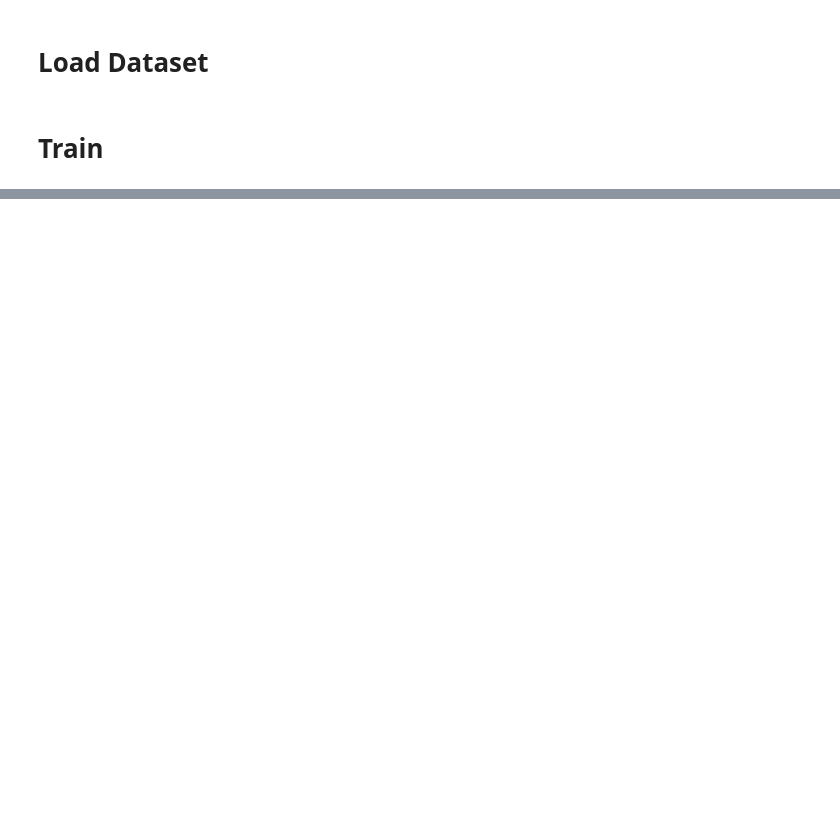
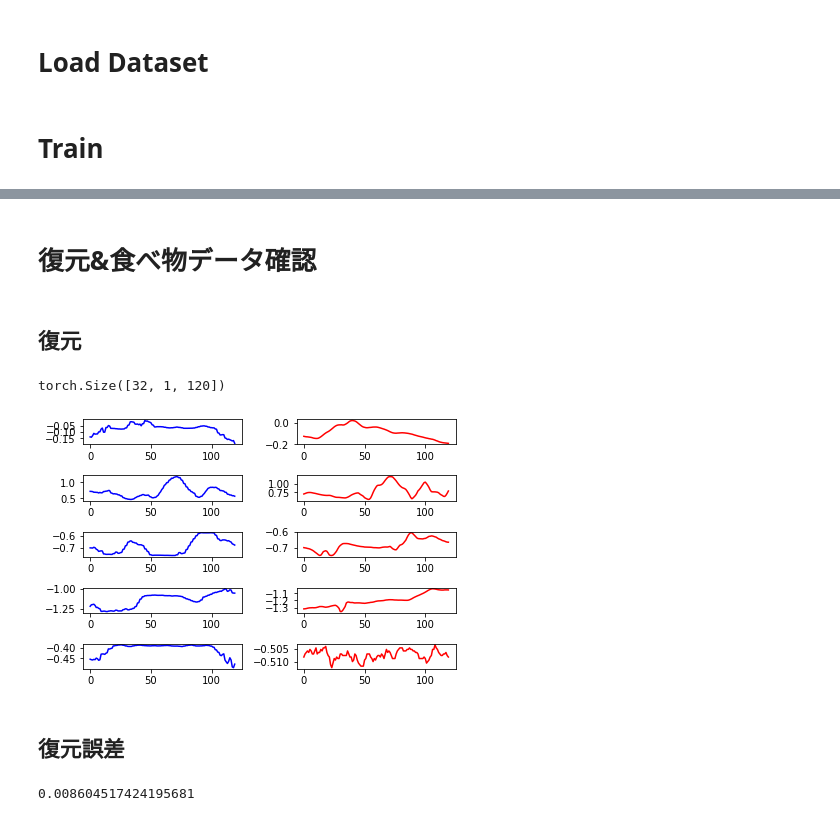
Before and after one commit to oriki101/vq-vae_1d, a Jupyter notebook: notebook/vq-vae_gsr.ipynb, the cells around one changed output, grey strips where cells are left out. Saved outputs shown, nothing was run; the diff lists cells and outputs as text; code cells hidden in the pictures; blank space fills up the shorter version.

```diff
--- a/notebook/vq-vae_gsr.ipynb
+++ b/notebook/vq-vae_gsr.ipynb
@@ -27,8 +30,8 @@ num_residual_hiddens = 32
 num_residual_layers = 2
 
 # embedding_dim = 1 #RJS最初
-embedding_dim = 4
-num_embeddings = 64
+embedding_dim = 8
+num_embeddings = 256
 
 commitment_cost = 0.25
 
@@ -66,7 +71,7 @@ good_id = 0
 
 optimizer = optim.Adam(model.parameters(), lr=learning_rate, amsgrad=False)
 
-f_name = "gsr_vq_vae-64-4dim"
+f_name = "gsr_vq_vae-{}-{}dim".format(num_embeddings, embedding_dim)
 dt_now = datetime.datetime.now()
 now = "{}-{}-{}".format(dt_now.year, dt_now.month, dt_now.day)
 name_dir = "pth/{}".format(now)
@@ -140,0 +146,73 @@ Wall time: 3h 9min 4s
+# %% [markdown]
+# 復元&食べ物データ確認
+# %%
+num_embeddings = 128
+embedding_dim = 4
+data_pth = 'pth/2021-9-8/gsr_vq_vae-{}-{}dim.pth'.format(num_embeddings, embedding_dim)
+# %% [markdown]
+## 復元
+# %%
+model = VQ_VAE(num_hiddens, num_residual_layers, num_residual_hiddens,
+              num_embeddings, embedding_dim,
+              commitment_cost, decay).to(device)
+model.load_state_dict(torch.load(data_pth))
+model.eval()
+
+with torch.no_grad():
+    for data in valid_loader:
+        data = data.view(data.size(0), 1, -1)
+        data = data.float()
+        data = data.to(device)
+        print(data.shape)
+        vq_loss, data_recon, perplexity = model(data)
+#         loss = criterion(net.reconstruction(outputs), data)
+#         valid_loss += loss.item()
+        break
+
+axs = []
+fig = plt.figure()
+for i in range(10):
+    ax = fig.add_subplot(5, 2, i+1)
+    axs.append(ax)
+reco = data_recon
+reco = reco.reshape(-1, data.size(2))
+t = [i for i in range(data.size(2))]
+#t = [i for i in range(15000)]
+for i in range(5):
+    y1 = reco[i].to('cpu').detach().numpy().copy()
+    y2 = data[i].to('cpu').detach().numpy().copy()
+    y2 = y2.reshape(y2.size)
+
+    axs[i*2].plot(t, y1, color='blue', label='reconstruction')
+    axs[i*2+1].plot(t, y2, color='red', label='original')
+#     axs[i*2].plot(t, y1, color='blue', label='reconstruction')
+#     axs[i*2+1].plot(t, y2, color='red', label='original')
+fig.tight_layout()
+#plt.savefig('1500.png')
+plt.show()
+# %% [output]
+torch.Size([32, 1, 120])
+[figure, added]
+# %% [markdown]
+## 復元誤差
+# %%
+model = VQ_VAE(num_hiddens, num_residual_layers, num_residual_hiddens,
+              num_embeddings, embedding_dim,
+              commitment_cost, decay).to(device)
+model.load_state_dict(torch.load(data_pth))
+criterion = nn.MSELoss()
+model.eval()
+valid_loss = 0
+
+with torch.no_grad():
+    for data in valid_loader:
+        data = data.view(data.size(0), 1, -1)
+        data = data.float()
+        data = data.to(device)
+        vq_loss, data_recon, perplexity = model(data)
+        loss = criterion(data_recon, data)
+        valid_loss += loss.item()
+valid_loss = valid_loss / len(valid_loader)
+print(valid_loss)
+# %% [output]
+0.008604517424195681
```
Also changed, not shown: parts of 26 cells of this notebook, 20 other files.
